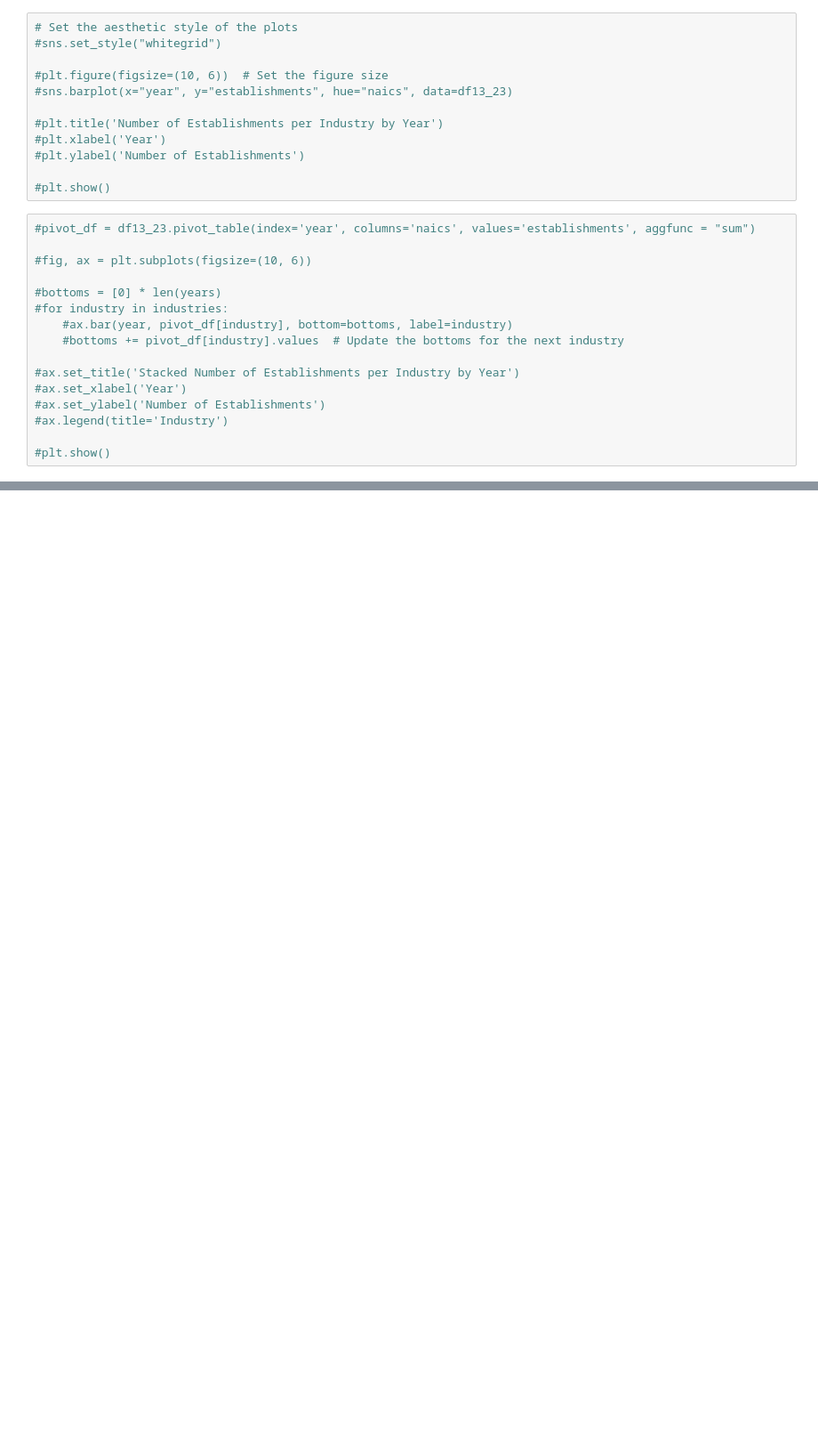
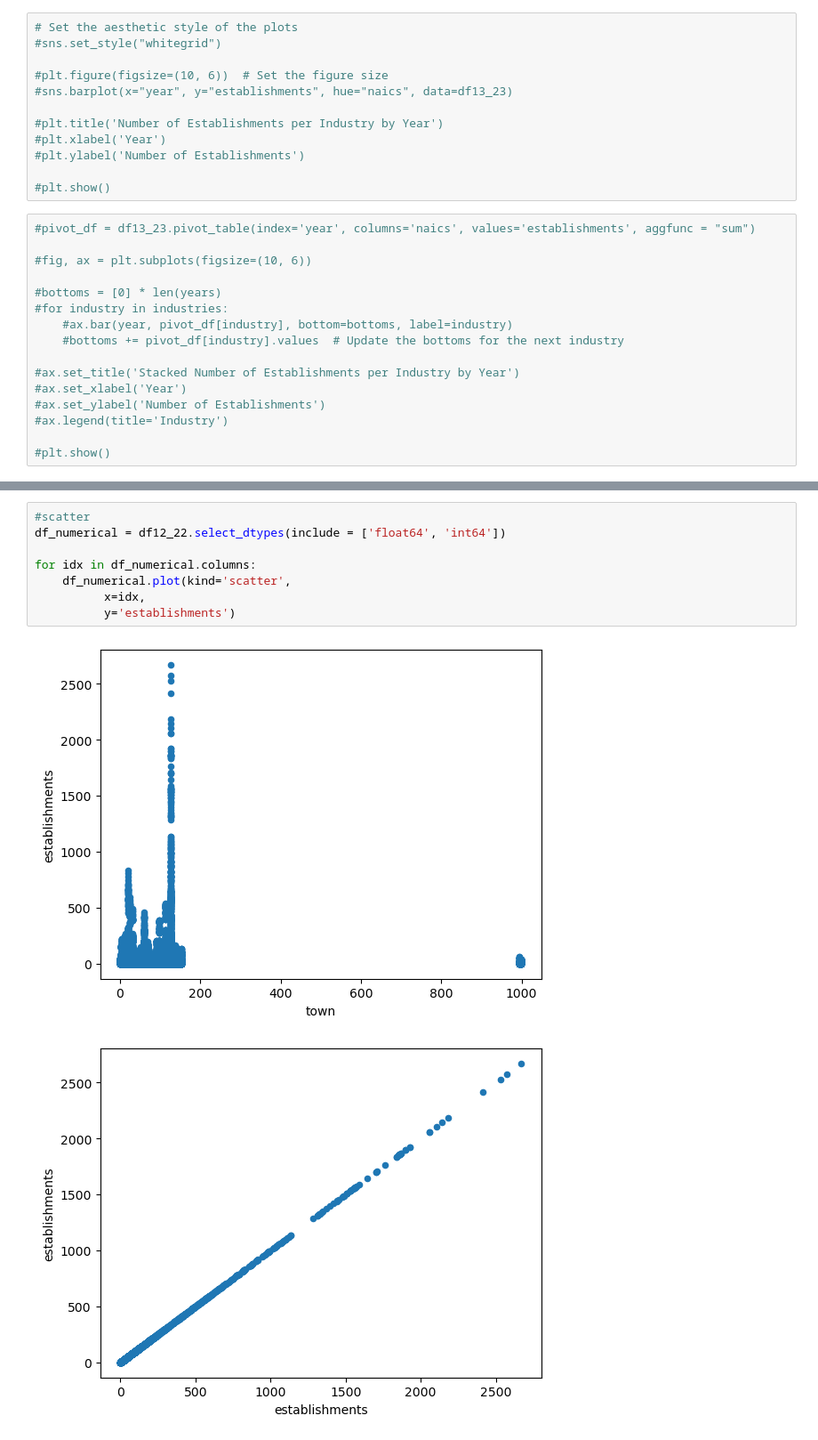
Before and after one commit to nessajimenez/pr-biz-patterns, a Jupyter notebook: Graphs from Clean Data.ipynb, the cells around one changed output, grey strips where cells are left out. Shown at 89% size. Drawn from its saved outputs; the diff is of its cells as text; blank space fills up the shorter version.

```diff
--- a/Graphs from Clean Data.ipynb
+++ b/Graphs from Clean Data.ipynb
@@ -89,0 +110,11 @@ plt.show()
+# %%
+#scatter
+df_numerical = df12_22.select_dtypes(include = ['float64', 'int64'])
+
+for idx in df_numerical.columns:
+    df_numerical.plot(kind='scatter',
+          x=idx,
+          y='establishments')
+# %% [output]
+[figure, added]
+[figure, added]
```
Also changed, not shown: parts of 5 cells of this notebook, 3 other files.
